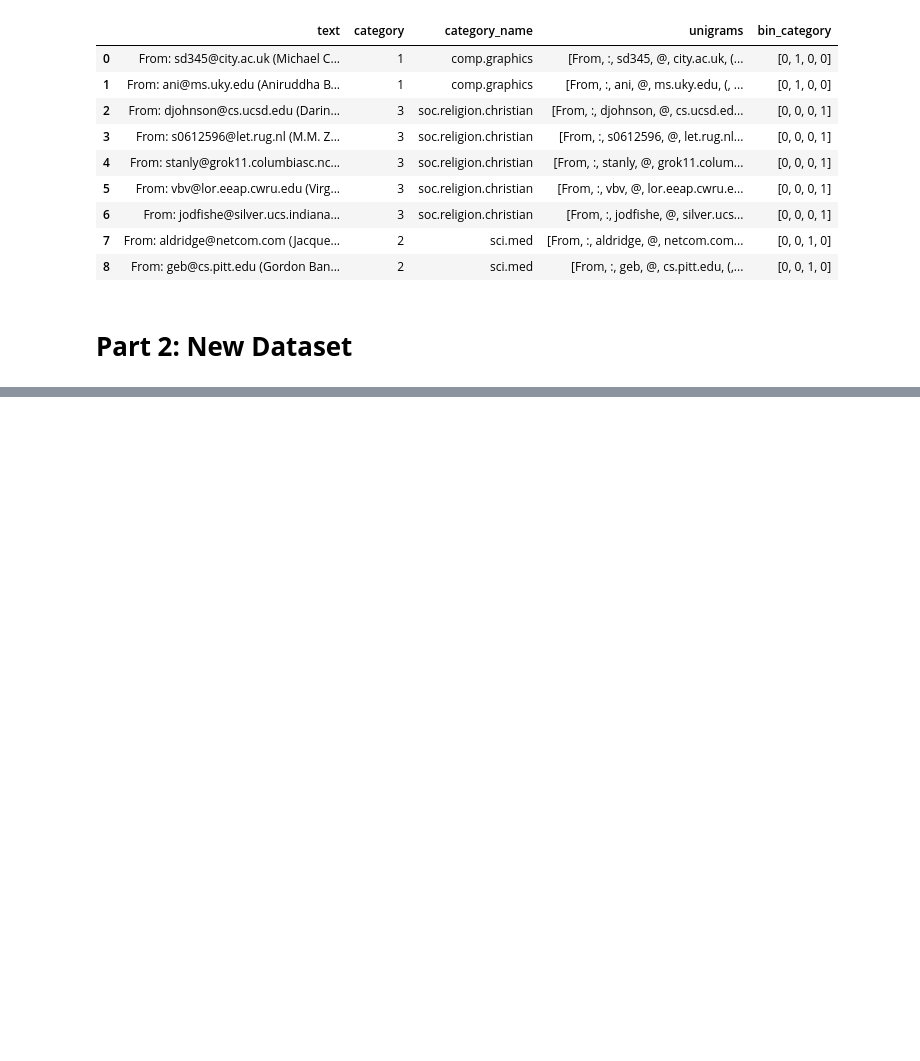
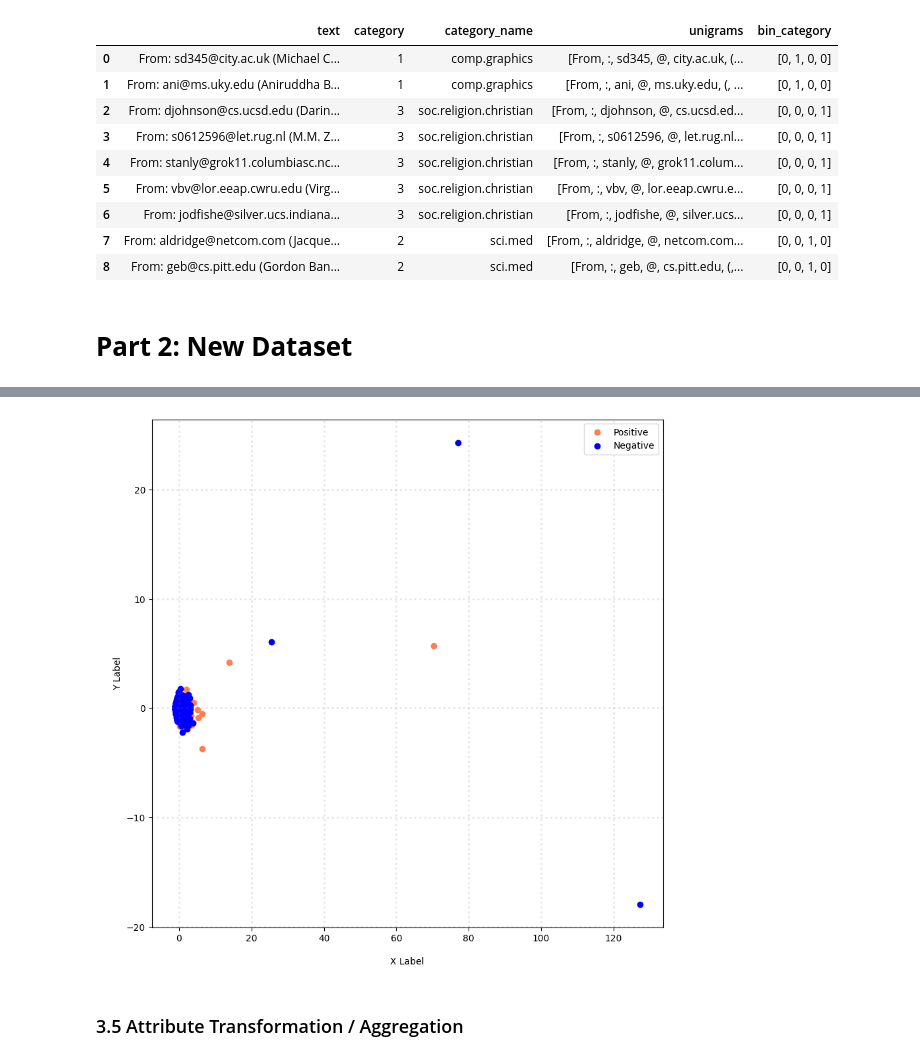
Before and after one commit to Henry0517code/DM2023-Lab1-Master, a Jupyter notebook: Homework/DM2023-Lab1-Homework.ipynb, the cells around one changed output, grey strips where cells are left out. Drawn from its saved outputs; the diff is of its cells as text; code cells hidden in the pictures; blank space fills up the shorter version.

```diff
--- a/Homework/DM2023-Lab1-Homework.ipynb
+++ b/Homework/DM2023-Lab1-Homework.ipynb
@@ -359,0 +594,24 @@ X[0:9]
+# %%
+colors = ['orange', 'blue']
+categories = ['Positive', 'Negative']
+
+fig = plt.figure(figsize = (10,10))
+ax = fig.subplots()
+
+for c, category in zip(col, categories):
+    xs = data_reduced[data['category_name'] == category].T[0]
+    ys = data_reduced[data['category_name'] == category].T[1]
+
+    ax.scatter(xs, ys, c = c, marker='o')
+
+ax.grid(color='gray', linestyle=':', linewidth=2, alpha=0.2)
+ax.set_xlabel('\nX Label')
+ax.set_ylabel('\nY Label')
+
+ax.legend(categories)
+
+plt.show()
+# %% [output]
+[figure, added]
+# %% [markdown]
+### 3.5 Attribute Transformation / Aggregation
```
Also changed, not shown: parts of 37 cells of this notebook.
